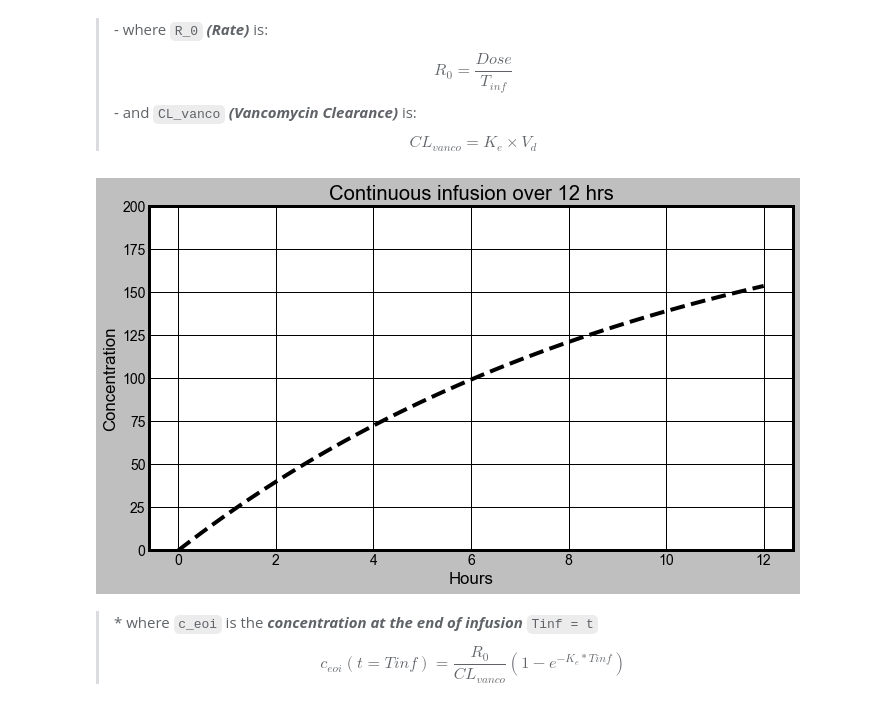
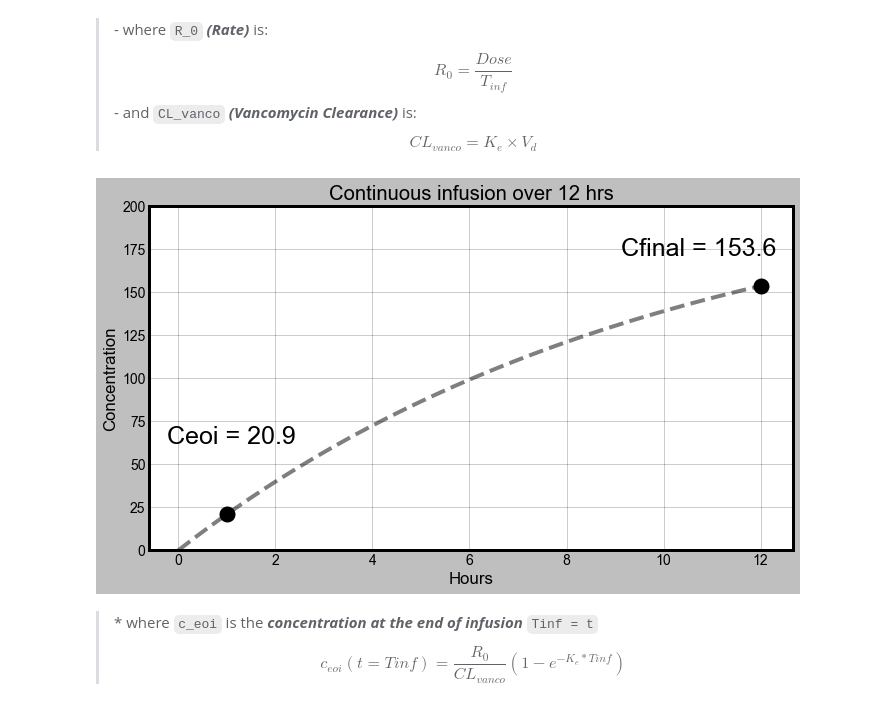
Before and after one commit to kpessa/vanco-python, a Jupyter notebook: vanco-auc.ipynb, the cells around one changed output. Drawn from its saved outputs; the diff is of its cells as text; code cells hidden in the pictures.

Commit message:
adjusting continuous infusion graph

```diff
--- a/vanco-auc.ipynb
+++ b/vanco-auc.ipynb
@@ -36,18 +36,22 @@ CL_vanco = K_e * V_d
 # %%
 X = np.linspace(0,tau,100)
 Y = [c_inf(t) for t in X]
 plt.figure(figsize = (10,6))
-plt.plot(X,Y,'--k')
+plt.plot(X,Y,'--k',alpha=0.5)
 
 plt.title("Continuous infusion over 12 hrs")
 plt.style.use(plt.style.available[8])
+plt.grid(alpha=0.2)
 plt.xlabel("Hours")
 plt.ylabel("Concentration")
 plt.ylim(0,200)
+plt.scatter([1,12],[c_inf(1),c_inf(12)],c="k",linewidths=10)
+plt.annotate(f"Ceoi = {c_inf(1):.1f}", xy=(1,c_inf(1)), size=25, xytext = (-60,70), textcoords ='offset points')
+plt.annotate(f"Cfinal = {c_inf(12):.1f}", xy=(12,c_inf(12)), size=25, xytext = (-140,30), textcoords ='offset points')
 plt.tight_layout()
 plt.savefig("Images/cont_infusion.png")
 # %% [output]
-[figure, old version]
+[figure, new version]
 # %%
 c_eoi = R_0 / CL_vanco * (1 - math.exp(-K_e * t_inf))
 # %% [markdown]
```
Also changed, not shown: 3 other files.
